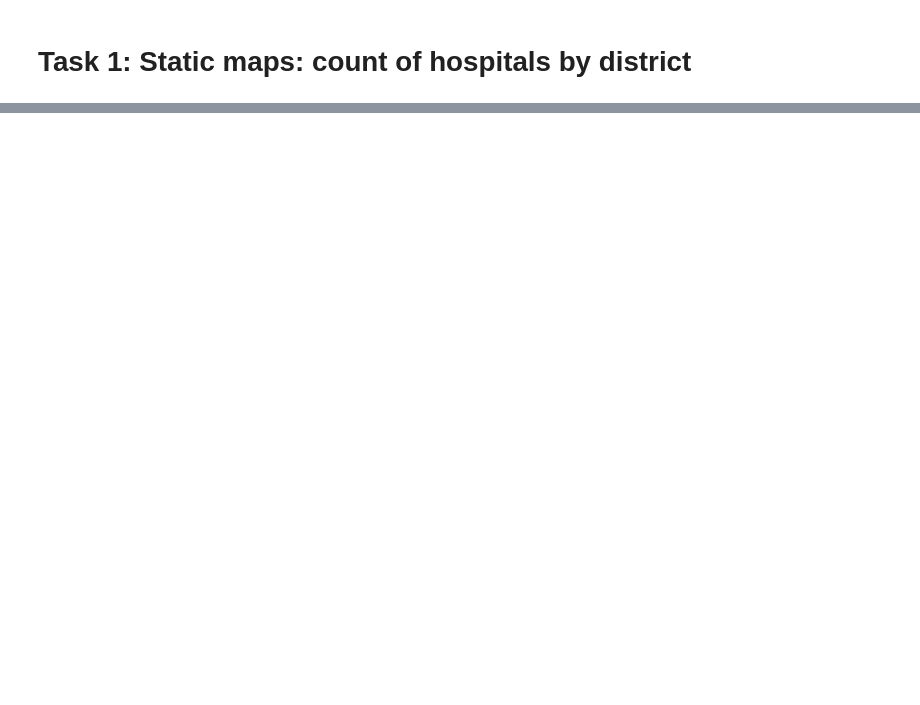
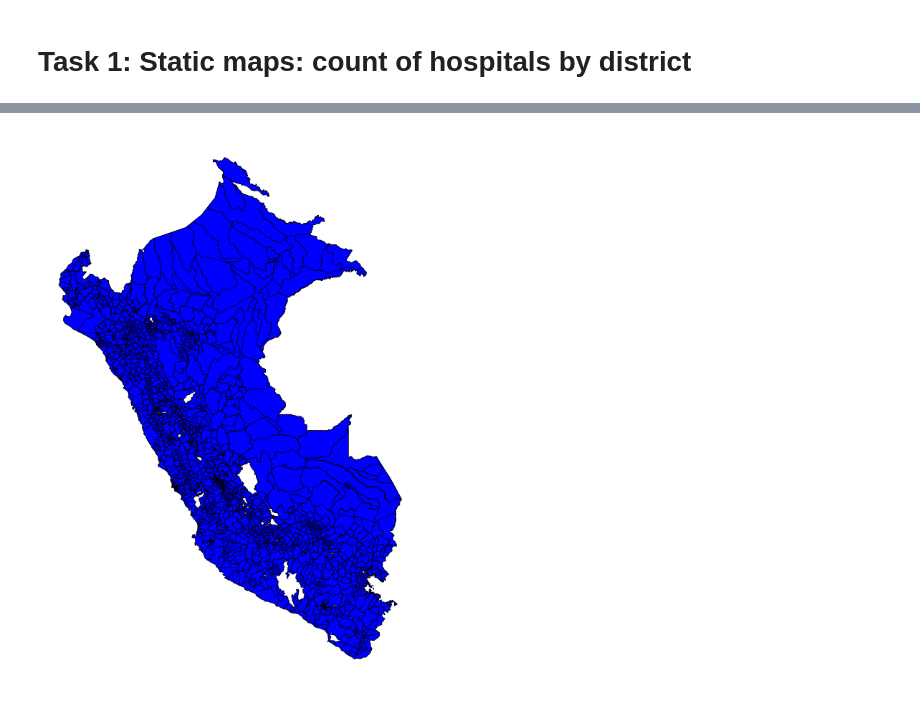
Before and after one commit to wiricardo/Hospitals-Access-Peru, a Jupyter notebook: code/estatics.ipynb, the cells around one changed output, grey strips where cells are left out. Cells and saved outputs as stored; diff of their text form; code cells hidden in the pictures; blank space fills up the shorter version.

```diff
--- a/code/estatics.ipynb
+++ b/code/estatics.ipynb
@@ -122,0 +175,16 @@ final_dataset
+# %%
+def tmap_1 (c):
+    if c == 'all-peru':
+        result = final_dataset.loc[(final_dataset['INSTITUCIÓN'] != 'PRIVADO') & (final_dataset['INSTITUCIÓN'] != 'OTRO')]
+    else:
+        result = final_dataset.loc[(final_dataset['INSTITUCIÓN'] != 'PRIVADO') & (final_dataset['INSTITUCIÓN'] != 'OTRO') & (final_dataset['DEPARTAMENTO'] == c)]
+    return result
+# %%
+x = tmap_1('all-peru')
+# %%
+fig, ax = plt.subplots(figsize=(20, 20))
+x.plot(ax=ax,color='blue', linestyle='-',
+                      edgecolor='black')
+ax.set_axis_off()
+# %% [output]
+[figure, added]
```
Also changed, not shown: parts of 6 cells of this notebook.
